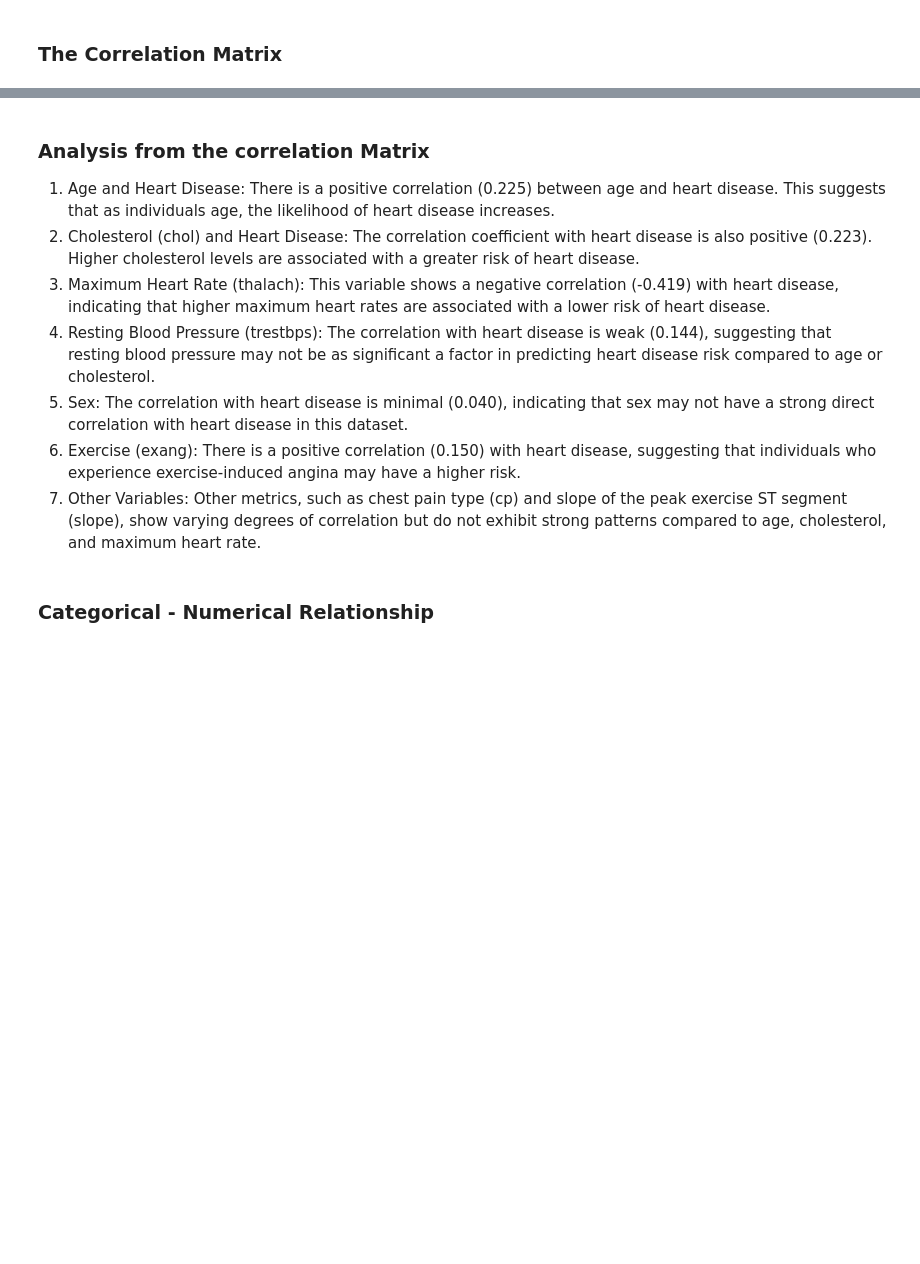
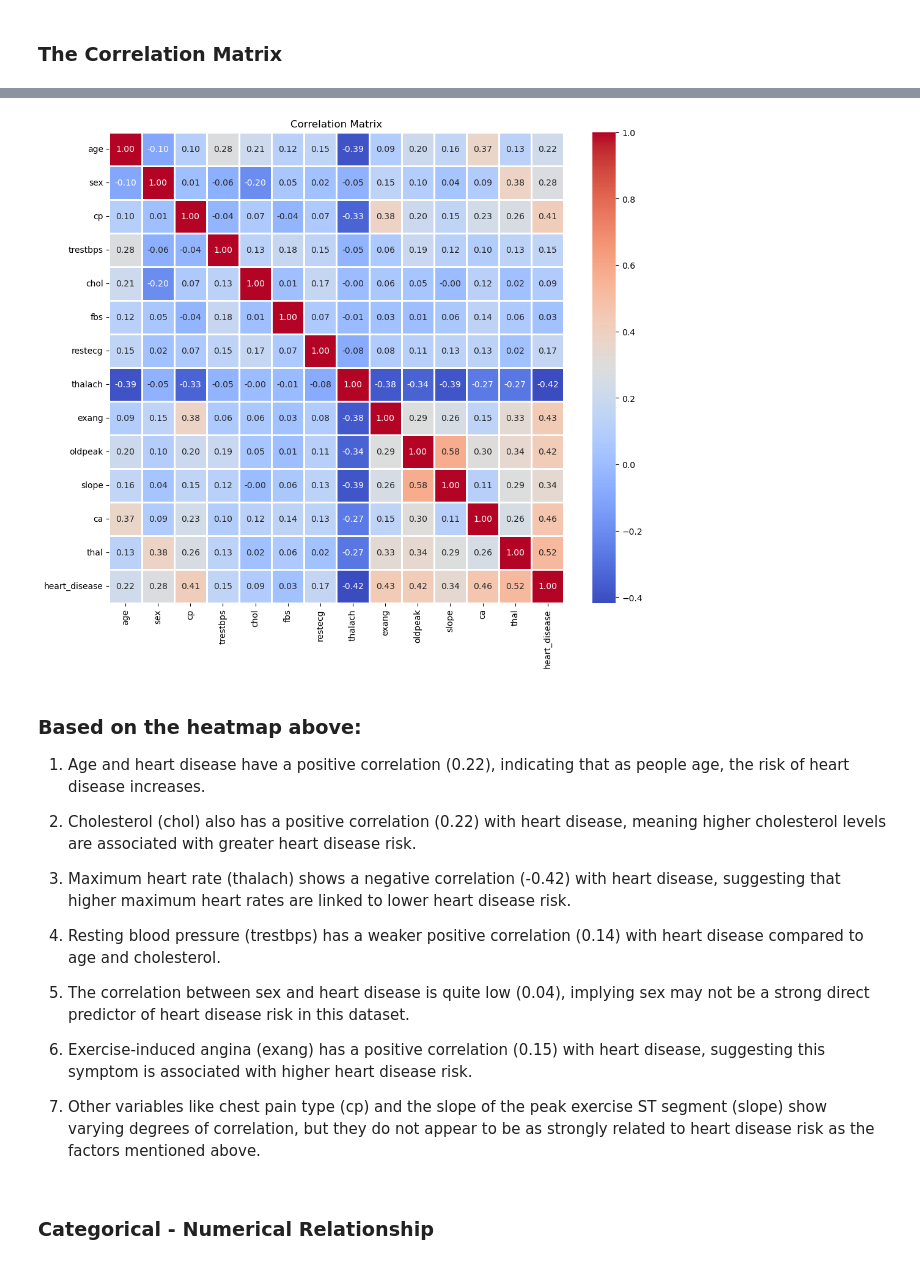
Before and after one commit to Zukizuk/health-eda, a Jupyter notebook: Data/health-eda.ipynb, the cells around one changed output, grey strips where cells are left out. Saved outputs shown, nothing was run; the diff lists cells and outputs as text; code cells hidden in the pictures; blank space fills up the shorter version.

```diff
--- a/Data/health-eda.ipynb
+++ b/Data/health-eda.ipynb
@@ -357,13 +325,29 @@ heart_data.corr()
+# %%
+# Correlation matrix
+heart_data.corr()
+# Plot the correlation matrix heatmap
+plt.figure(figsize=(12, 10))
+sns.heatmap(heart_data.corr(), annot=True, cmap='coolwarm', fmt='.2f', linewidths=2)
+plt.title('Correlation Matrix')
+plt.show()
+# %% [output]
+[figure, added]
 # %% [markdown]
-### Analysis from the correlation Matrix
+### Based on the heatmap above:
 
-1) Age and Heart Disease: There is a positive correlation (0.225) between age and heart disease. This suggests that as individuals age, the likelihood of heart disease increases.
-2) Cholesterol (chol) and Heart Disease: The correlation coefficient with heart disease is also positive (0.223). Higher cholesterol levels are associated with a greater risk of heart disease.
-3) Maximum Heart Rate (thalach): This variable shows a negative correlation (-0.419) with heart disease, indicating that higher maximum heart rates are associated with a lower risk of heart disease.
-4) Resting Blood Pressure (trestbps): The correlation with heart disease is weak (0.144), suggesting that resting blood pressure may not be as significant a factor in predicting heart disease risk compared to age or cholesterol.
-5) Sex: The correlation with heart disease is minimal (0.040), indicating that sex may not have a strong direct correlation with heart disease in this dataset.
-6) Exercise (exang): There is a positive correlation (0.150) with heart disease, suggesting that individuals who experience exercise-induced angina may have a higher risk.
-7) Other Variables: Other metrics, such as chest pain type (cp) and slope of the peak exercise ST segment (slope), show varying degrees of correlation but do not exhibit strong patterns compared to age, cholesterol, and maximum heart rate.
+1. Age and heart disease have a positive correlation (0.22), indicating that as people age, the risk of heart disease increases.
+
+2. Cholesterol (chol) also has a positive correlation (0.22) with heart disease, meaning higher cholesterol levels are associated with greater heart disease risk.
+
+3. Maximum heart rate (thalach) shows a negative correlation (-0.42) with heart disease, suggesting that higher maximum heart rates are linked to lower heart disease risk.
+
+4. Resting blood pressure (trestbps) has a weaker positive correlation (0.14) with heart disease compared to age and cholesterol.
+
+5. The correlation between sex and heart disease is quite low (0.04), implying sex may not be a strong direct predictor of heart disease risk in this dataset.
+
+6. Exercise-induced angina (exang) has a positive correlation (0.15) with heart disease, suggesting this symptom is associated with higher heart disease risk.
+
+7. Other variables like chest pain type (cp) and the slope of the peak exercise ST segment (slope) show varying degrees of correlation, but they do not appear to be as strongly related to heart disease risk as the factors mentioned above.
 # %% [markdown]
 ### Categorical - Numerical Relationship
 # %% [markdown]
```
Also changed, not shown: parts of 15 cells of this notebook.
